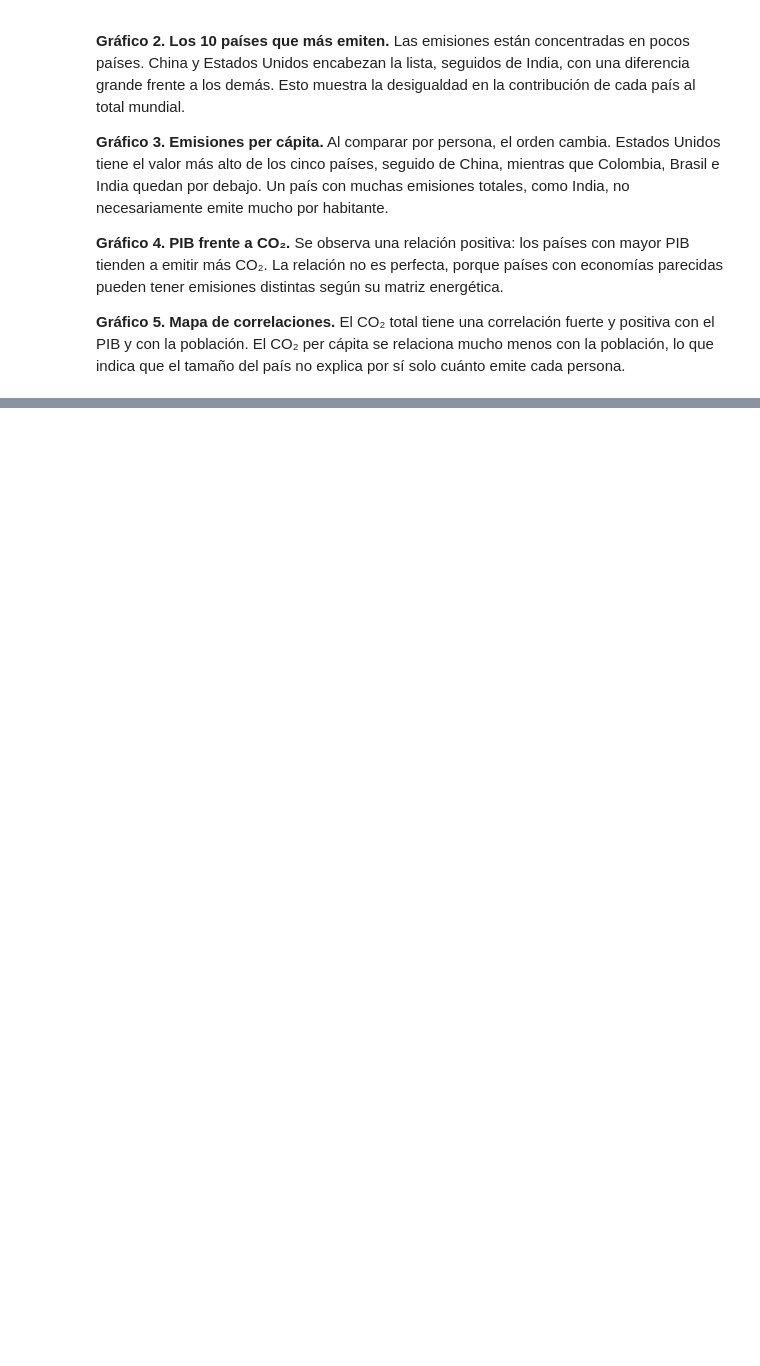
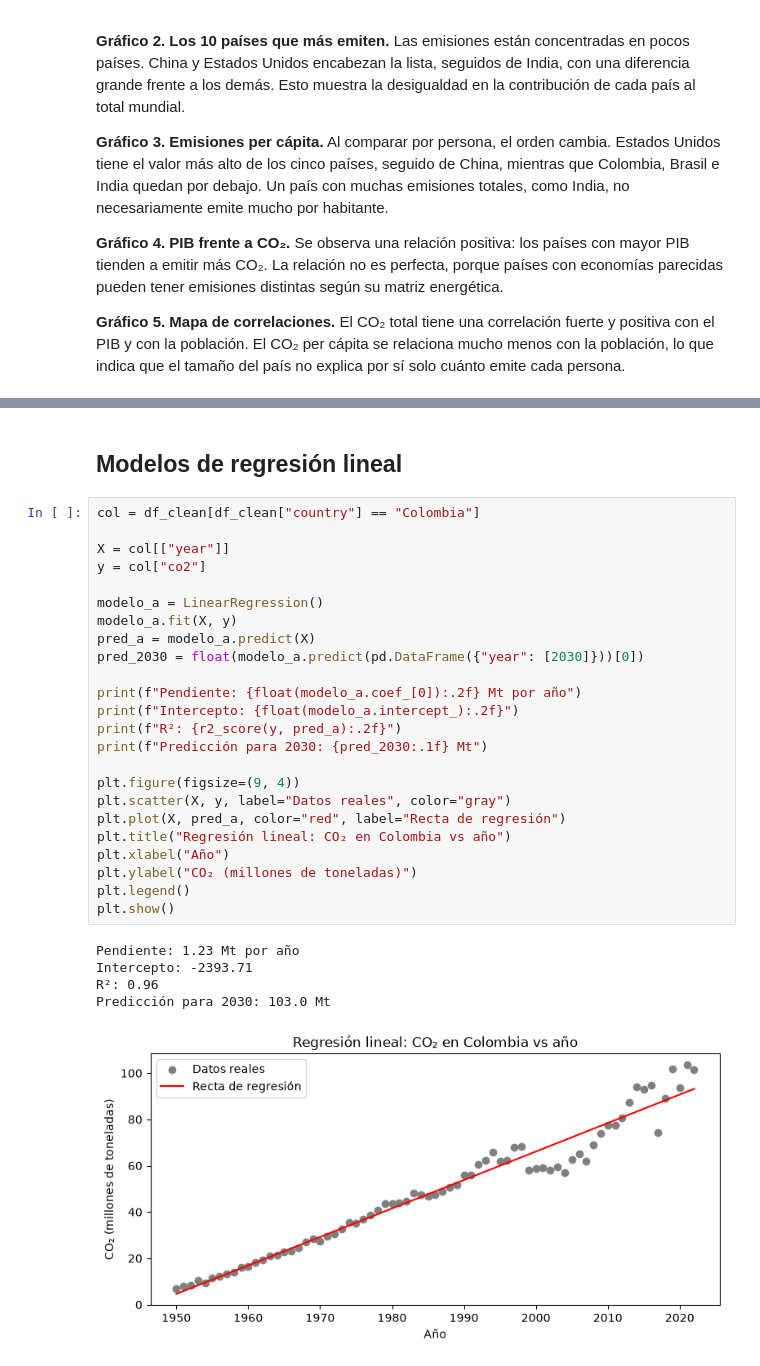
Before and after one commit to C4mila-H/Actividad-4, a Jupyter notebook: Actividad4_CO2.ipynb, the cells around one changed output, grey strips where cells are left out. Drawn from its saved outputs; the diff is of its cells as text; blank space fills up the shorter version.

Commit message:
Yanin: modelos de regresión y resultados

```diff
--- a/Actividad4_CO2.ipynb
+++ b/Actividad4_CO2.ipynb
@@ -206,0 +214,32 @@ plt.show()
+# %% [markdown]
+## Modelos de regresión lineal
+# %%
+col = df_clean[df_clean["country"] == "Colombia"]
+
+X = col[["year"]]
+y = col["co2"]
+
+modelo_a = LinearRegression()
+modelo_a.fit(X, y)
+pred_a = modelo_a.predict(X)
+pred_2030 = float(modelo_a.predict(pd.DataFrame({"year": [2030]}))[0])
+
+print(f"Pendiente: {float(modelo_a.coef_[0]):.2f} Mt por año")
+print(f"Intercepto: {float(modelo_a.intercept_):.2f}")
+print(f"R²: {r2_score(y, pred_a):.2f}")
+print(f"Predicción para 2030: {pred_2030:.1f} Mt")
+
+plt.figure(figsize=(9, 4))
+plt.scatter(X, y, label="Datos reales", color="gray")
+plt.plot(X, pred_a, color="red", label="Recta de regresión")
+plt.title("Regresión lineal: CO₂ en Colombia vs año")
+plt.xlabel("Año")
+plt.ylabel("CO₂ (millones de toneladas)")
+plt.legend()
+plt.show()
+# %% [output]
+Pendiente: 1.23 Mt por año
+Intercepto: -2393.71
+R²: 0.96
+Predicción para 2030: 103.0 Mt
+[figure, added]
```
Also changed, not shown: parts of 4 cells of this notebook.
